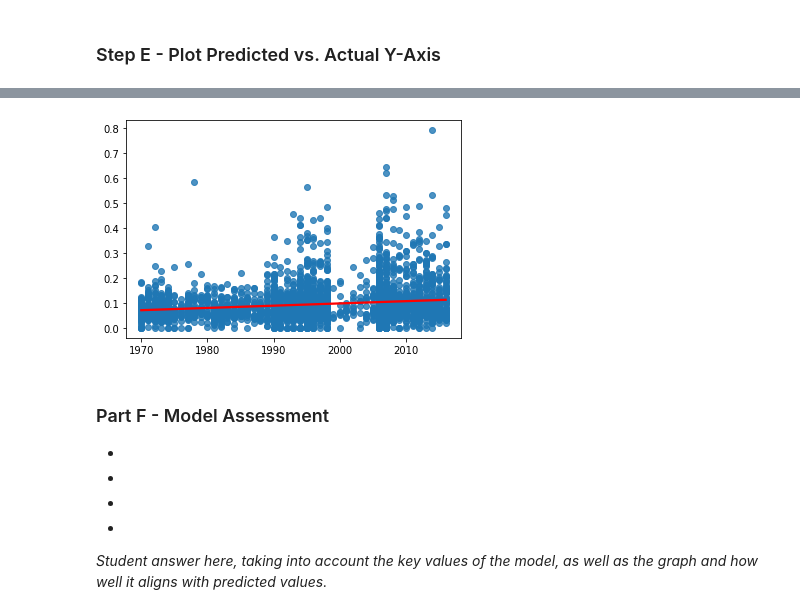
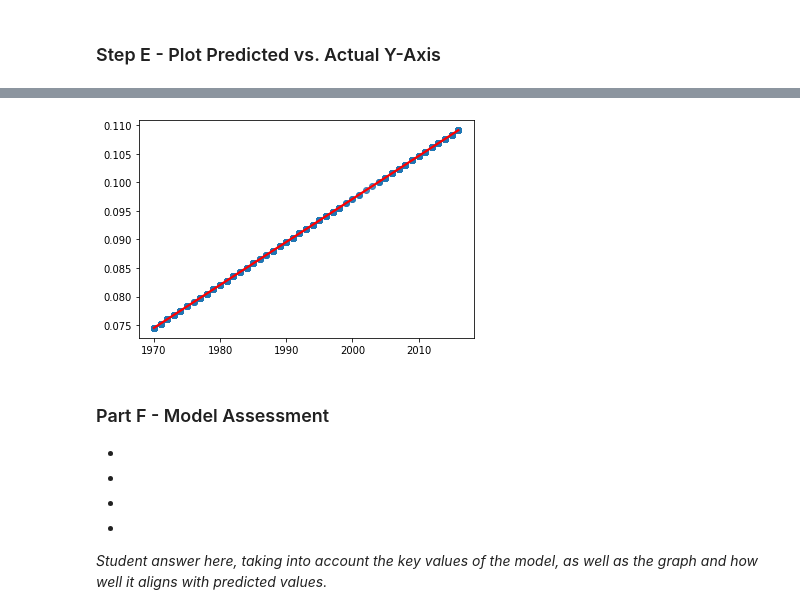
Before and after one commit to amattu2/INST-414-FA2021, a Jupyter notebook: Homework/3.ipynb, the cells around one changed output, grey strips where cells are left out. Drawn from its saved outputs; the diff is of its cells as text; code cells hidden in the pictures.

Commit message:
Minor updates to graph building

```diff
--- a/Homework/3.ipynb
+++ b/Homework/3.ipynb
@@ -249,11 +257,11 @@ None
 # %%
 # Optional: Use Seaborn
-sns.regplot(x = xtrain, y = ytrain, line_kws = {"color": "red"})
+sns.regplot(x = xtest, y = ypred_test, line_kws = {"color": "red"})
 
 # Hide Output
 None
 # %% [output]
-[figure, old version]
+[figure, new version]
 # %% [markdown]
 ### Part F - Model Assessment
  +
```
Also changed, not shown: parts of 13 cells of this notebook.
